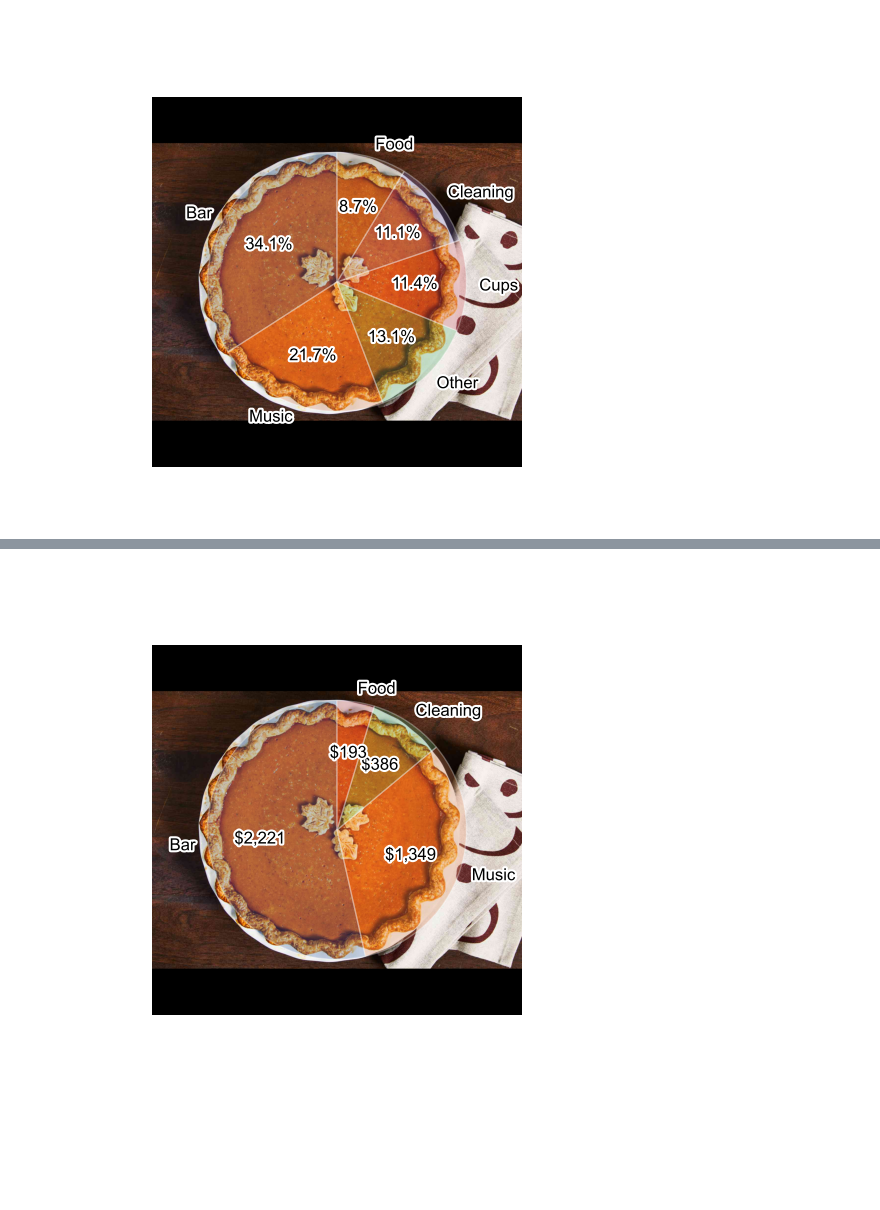
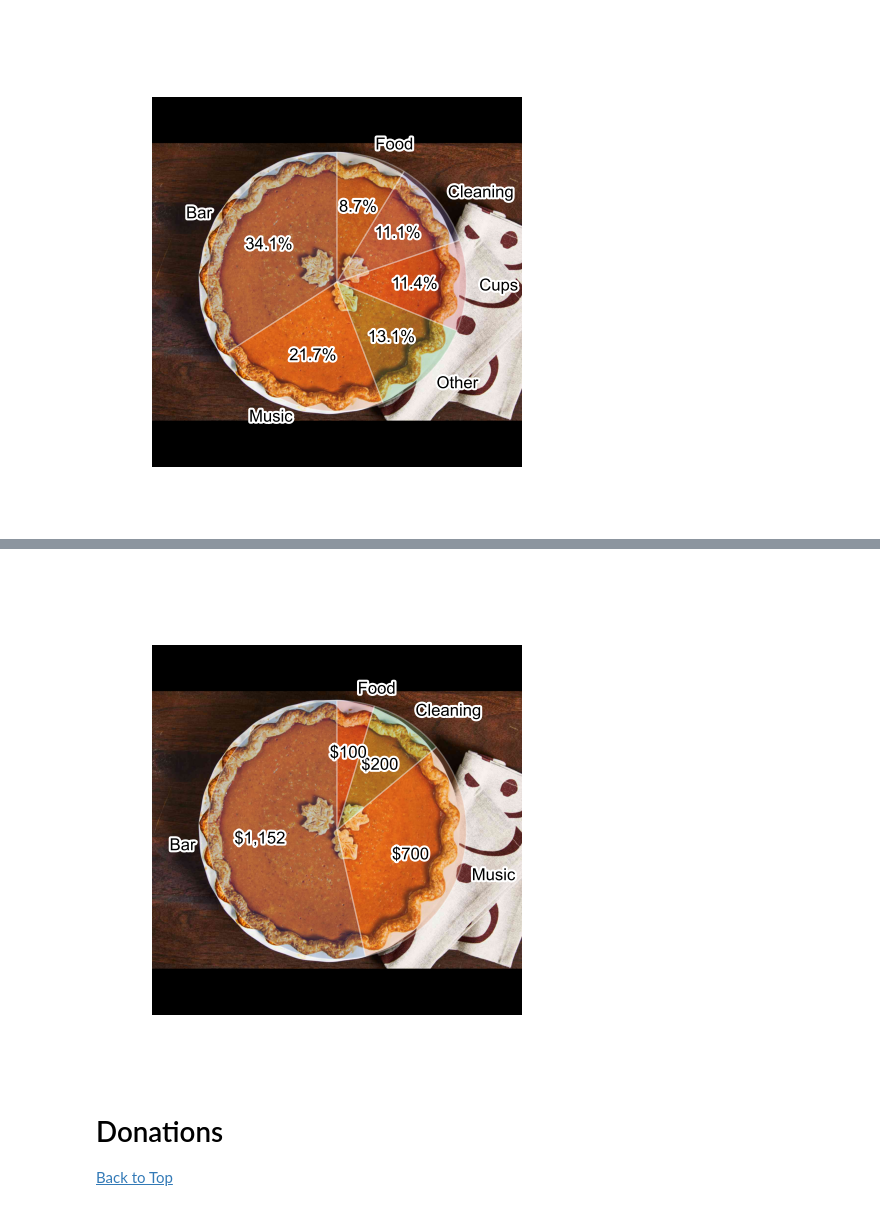
Before and after one commit to johbry17/Harvest-Party, a Jupyter notebook: 2025/2025_experiments.ipynb, the cells around one changed output, grey strips where cells are left out. Saved outputs shown, nothing was run; the diff lists cells and outputs as text; code cells hidden in the pictures; blank space fills up the shorter version.

```diff
--- a/2025/2025_experiments.ipynb
+++ b/2025/2025_experiments.ipynb
@@ -932,32 +950,35 @@ img_arr = np.array(new_img)
 
 # create figure and axis
 fig, ax = plt.subplots(figsize=(6, 6), facecolor="none")
 ax.imshow(img_arr, extent=[-1, 1, -1, 1], zorder=0)
 ax.axis("off")
 fig.patch.set_alpha(0)
 
 # create pie chart
 wedges, texts, autotexts = ax.pie(
     exp_2024_sum["Amount"],
     labels=exp_2024_sum["Category"],
     # autopct="%1.1f%%",
-    autopct=lambda pct: "${:,.0f}".format(pct/100.*exp_2023_sum["Amount"].sum()),
+    autopct=lambda pct: "${:,.0f}".format(pct/100.*exp_2024_sum["Amount"].sum()),
     # autopct=autopct_format,
     startangle=90,
     radius=0.7  # shrink the pie
 )
 # style pie chart
 for text in texts + autotexts:
     text.set_color("black")
     text.set_fontsize(12)
     text.set_path_effects([path_effects.withStroke(linewidth=3, foreground='white')])
 for wedge in wedges:
     wedge.set_edgecolor("white")
     wedge.set_linewidth(1)
     wedge.set_alpha(0.3)
 # set title
 ax.set_title("2024 Expenses by Category", color="white", fontsize=16)
 # show plot
 plt.show()
 # %% [output]
-[figure, old version]
+[figure, new version]
+# %% [markdown]
+# Donations
+[Back to Top](#)
```
Also changed, not shown: parts of 11 cells of this notebook, 7 other files.
